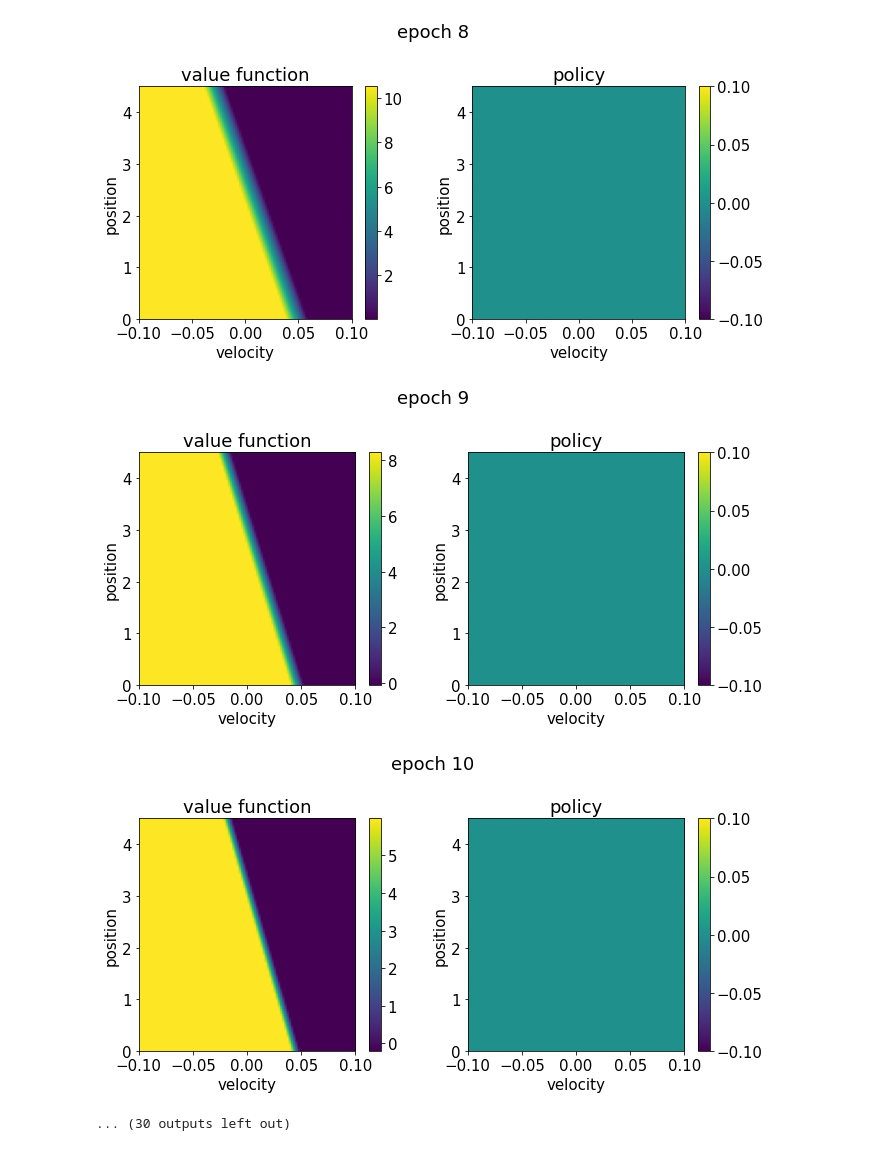
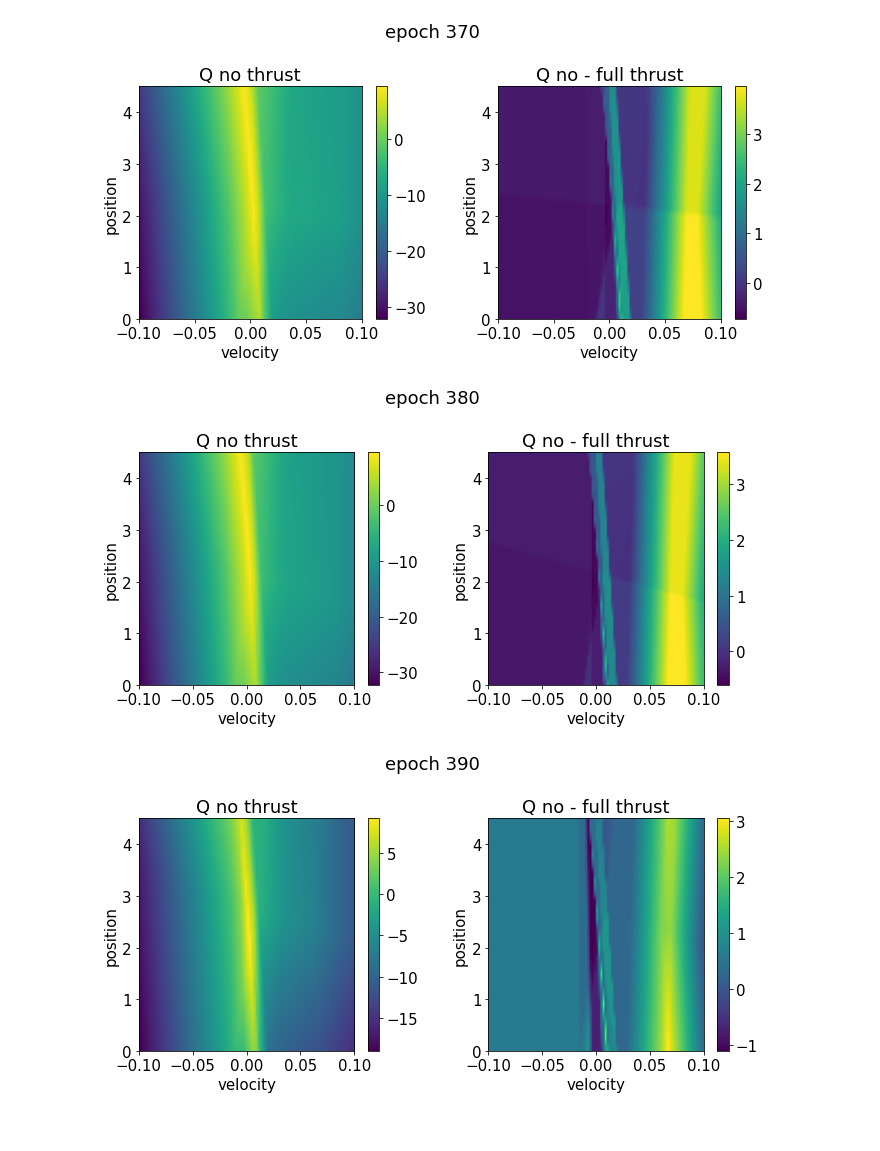
Before and after one commit to MIMUW-RL/space-gym, a Jupyter notebook: notebooks/ac_visualization.ipynb, the cells around one changed output. Saved outputs shown, nothing was run; the diff lists cells and outputs as text; code cells hidden in the pictures.

```diff
--- a/notebooks/ac_visualization.ipynb
+++ b/notebooks/ac_visualization.ipynb
@@ -51,20 +72,25 @@ def plot_v_pi(alg: str, run_nr: int):
     radius = run['env/params/planet_radius'].fetch()
     max_height = run['env/params/reward_max_height'].fetch()
     pos_linspace = torch.linspace(radius, radius + 1.5 * max_height, 100)
-    obs = torch.zeros((100, 6))
-    obs[:, 1] = pos_linspace
-    obs[:, 2] = 1.5 * np.pi
+    obs = torch.zeros((100, 2))
+    obs[:, 0] = pos_linspace
+    # obs[:, 2] = 1.5 * np.pi
     first = True
-    for epoch in range(1, 11):
+    for epoch in range(300, 401, 10):
     # for epoch in range(5, 101, 5):
         ac = load_ac(run, epoch)
         plt.figure(figsize=(10, 5))
         plt.subplot(121)
-        plt.title("value function")
-        imshow(on_policy_v(obs, ac), max_height)
+        # plt.title("value function")
+        # imshow(on_policy_v(obs, ac), max_height)
+        plt.title("Q no thrust")
+        ntq = no_thrust_q(obs, ac)
+        imshow(ntq, max_height)
         plt.subplot(122)
-        plt.title("policy")
-        imshow(pi_actions(obs, ac), max_height)
+        # plt.title("policy")
+        # imshow(pi_actions(obs, ac), max_height)
+        plt.title("Q no - full thrust")
+        imshow(ntq - full_thrust_q(obs, ac), max_height)
         if first:
             plt.suptitle(f"run {run_nr}\nepoch {epoch}")
             first = False
@@ -72,6 +98,6 @@ def plot_v_pi(alg: str, run_nr: int):
             plt.suptitle(f"epoch {epoch}")
         plt.tight_layout()
 # %%
-for r_nr in [374, 377, 378, 383]:
-    plot_v_pi('td3', r_nr)
+# for r_nr in [374, 377, 378, 383]:
+plot_v_pi('td3', 414)
 # %% [output]
@@ -106,4 +112,3 @@ Error occurred during asynchronous operation processing: Timestamp must be non-d
-[figure, old version]
+[figure, new version]
-[figure, old version]
+[figure, new version]
-[figure, old version]
+[figure, new version]
-... (30 outputs left out)
```
Also changed, not shown: parts of 3 cells of this notebook, 2 other files.
